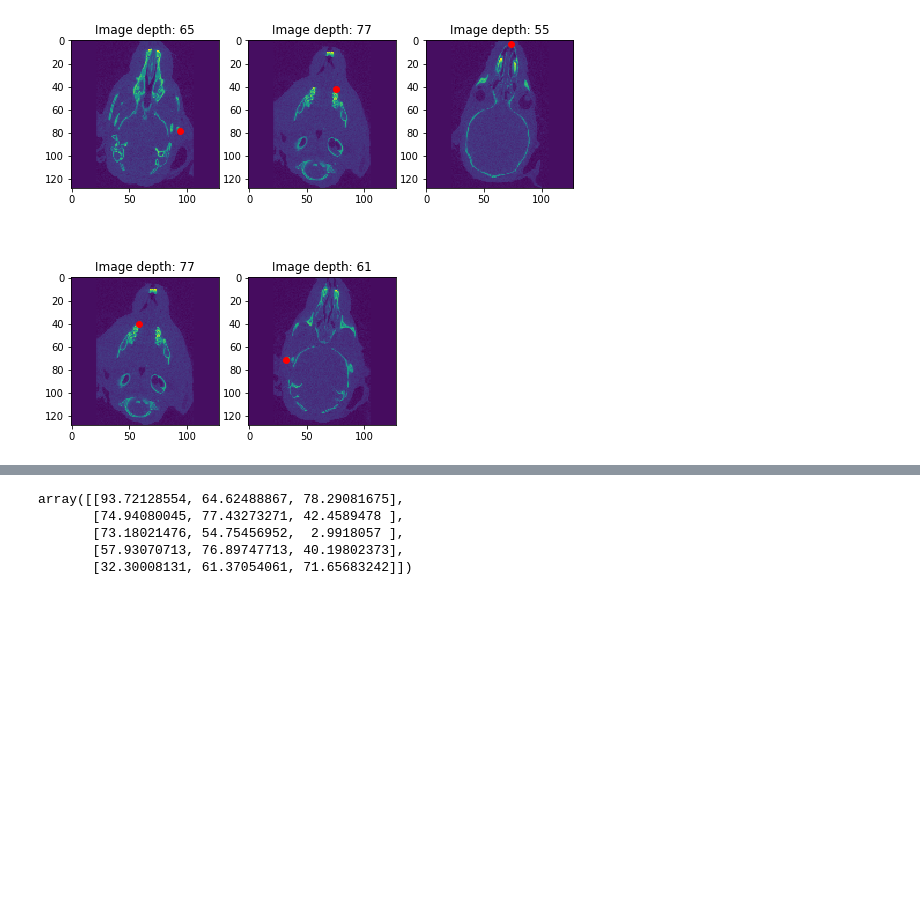
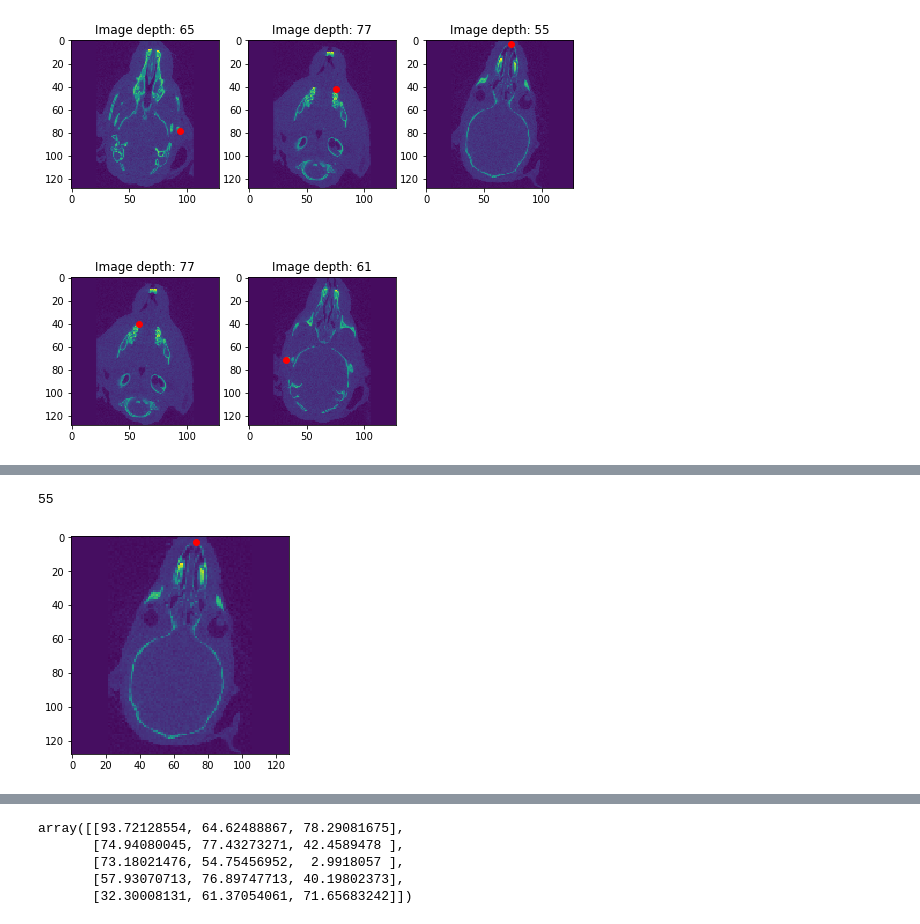
Before and after one commit to 3DLables/3DLabeler, a Jupyter notebook: EDATesting.ipynb, the cells around one changed output, grey strips where cells are left out. Drawn from its saved outputs; the diff is of its cells as text; code cells hidden in the pictures; blank space fills up the shorter version.

```diff
--- a/EDATesting.ipynb
+++ b/EDATesting.ipynb
@@ -23,0 +42,10 @@ mri_point_plot(img475.voxels, img475.point_positon)
+# %%
+im_slice = int(np.round(img475.point_positon[2, 1]))
+print(im_slice)
+
+plt.imshow(img475.voxels[:, im_slice, :])
+plt.plot(img475.point_positon[2,0], img475.point_positon[2,2], 'ro')
+plt.show()
+# %% [output]
+55
+[figure, added]
```
Also changed, not shown: parts of 10 cells of this notebook, 1 other file.
